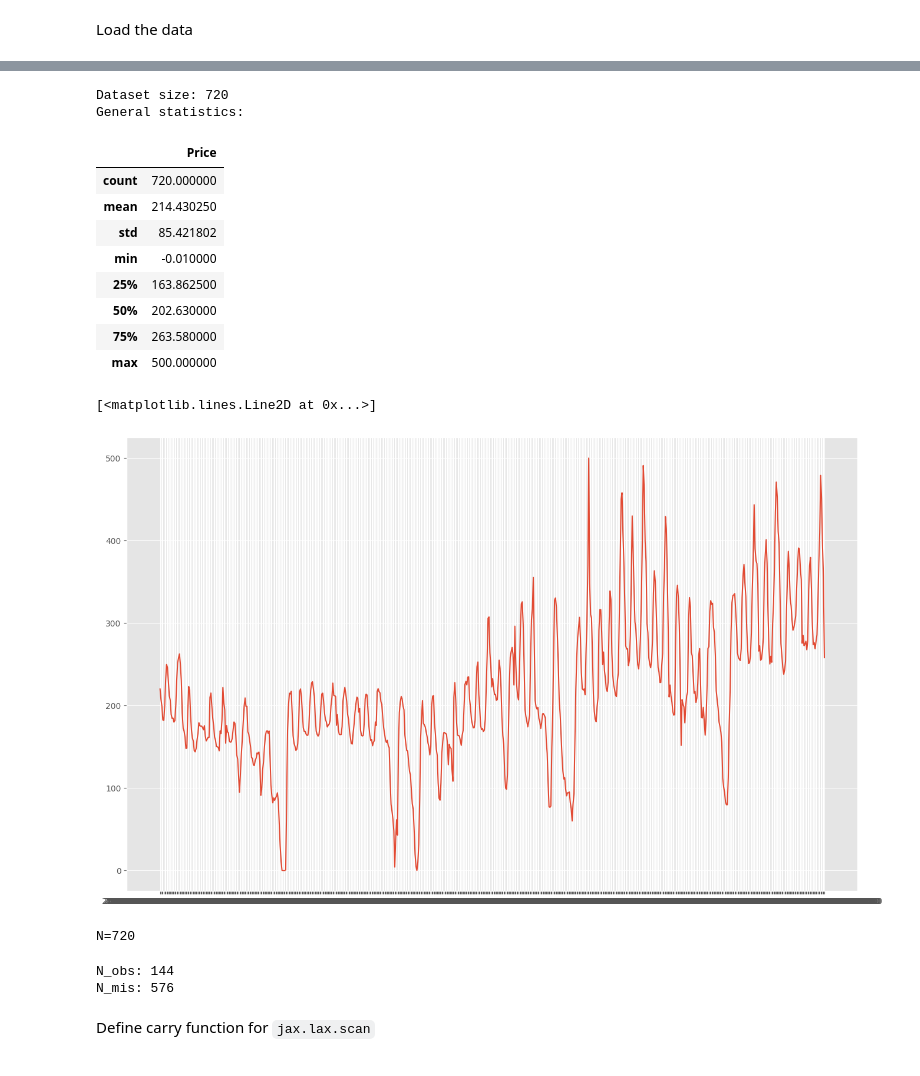
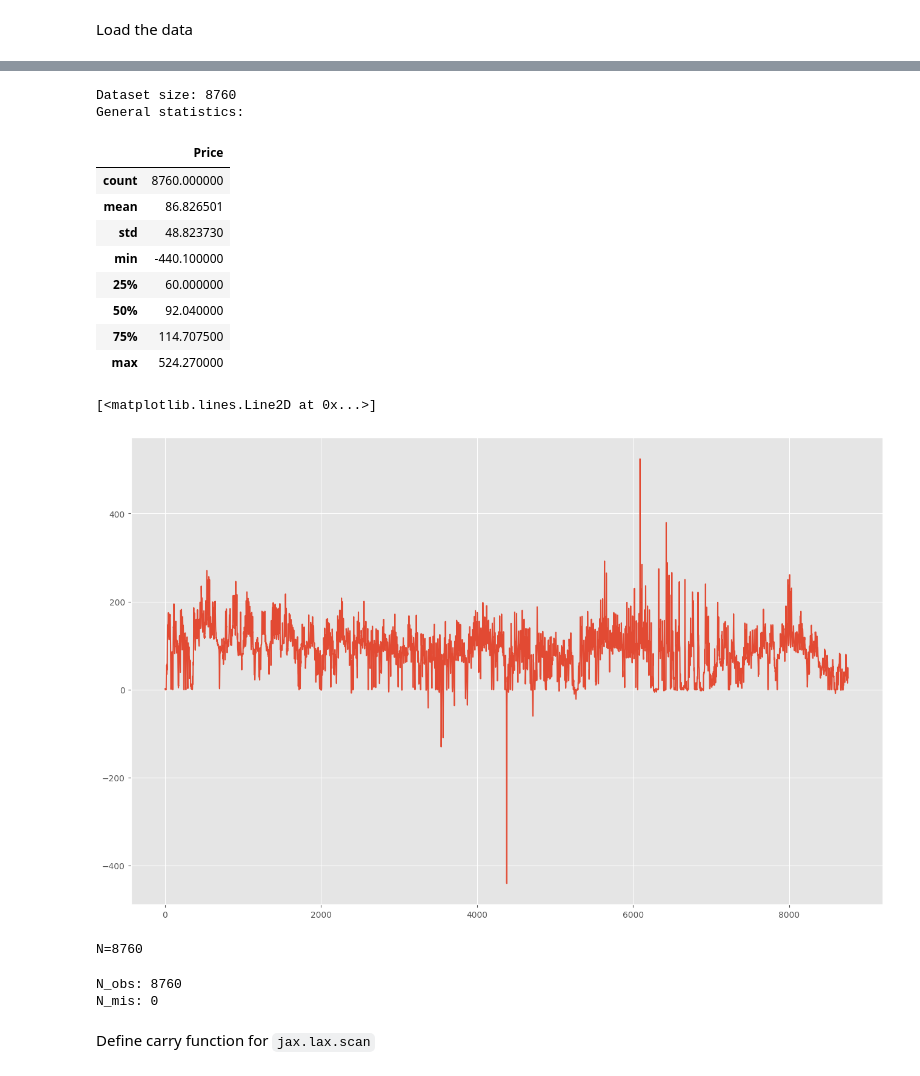
Before and after one commit to SorenBlattBendtsen/model_based, a Jupyter notebook: simplePGM.ipynb, the cells around one changed output, grey strips where cells are left out. Cells and saved outputs as stored; diff of their text form; code cells hidden in the pictures.

```diff
--- a/simplePGM.ipynb
+++ b/simplePGM.ipynb
@@ -29,7 +29,7 @@ plt.rcParams['figure.figsize'] = (16, 10)
 # %% [markdown]
 Load the data
 # %%
-df = pd.read_csv("data/day_ahead_prices.csv")
+df = pd.read_csv("data/2023/day_ahead_prices.csv")
 df = df[df['country_code'] == "DK_1"]
 df.rename(columns={'Unnamed: 0': 'Time', '0': 'Price'}, inplace=True)
 df.head
@@ -53,33 +53,33 @@ print("Dataset size:", len(df))
 print("General statistics:")
 df.describe()
 # %% [output]
-Dataset size: 720
+Dataset size: 8760
 General statistics:
 |  | Price |
-| count | 720.000000 |
-| mean | 214.430250 |
-| std | 85.421802 |
-| min | -0.010000 |
-| 25% | 163.862500 |
-| 50% | 202.630000 |
-| 75% | 263.580000 |
-| max | 500.000000 |
+| count | 8760.000000 |
+| mean | 86.826501 |
+| std | 48.823730 |
+| min | -440.100000 |
+| 25% | 60.000000 |
+| 50% | 92.040000 |
+| 75% | 114.707500 |
+| max | 524.270000 |
 # %%
 # Visualization
-plt.plot(df['Time'], df['Price'])
+plt.plot(df['Price'])
 # %% [output]
 [<matplotlib.lines.Line2D at 0x...>]
-[figure, old version]
+[figure, new version]
 # %%
 # convert data to a matrix
 y = df['Price'].values
 N = len(y)
 print("N=%d" % (N))
 # %% [output]
-N=720
+N=8760
 # %%
 # Remove missing data
-missing_perc = 0.4
+missing_perc = 0
 
 perm1 = np.random.permutation(N)
 ix_mis1 = perm1[:int(missing_perc * N)]
@@ -93,8 +93,8 @@ N = N_obs + N_mis
 print("N_obs:", N_obs)
 print("N_mis:", N_mis)
 # %% [output]
-N_obs: 144
-N_mis: 576
+N_obs: 8760
+N_mis: 0
 # %% [markdown]
 Define carry function for `jax.lax.scan`
 # %%
```
Also changed, not shown: parts of 6 cells of this notebook.
